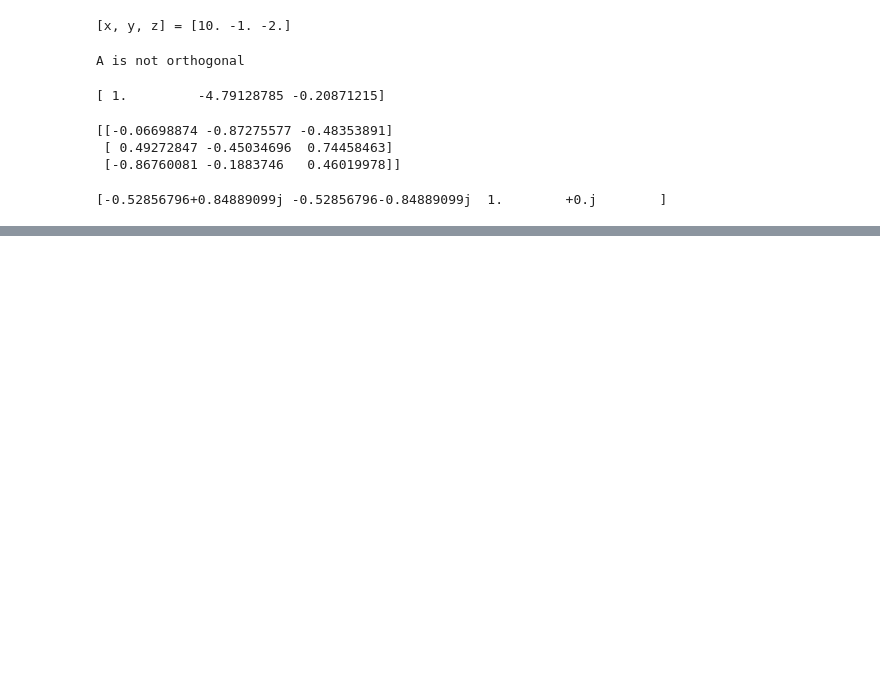
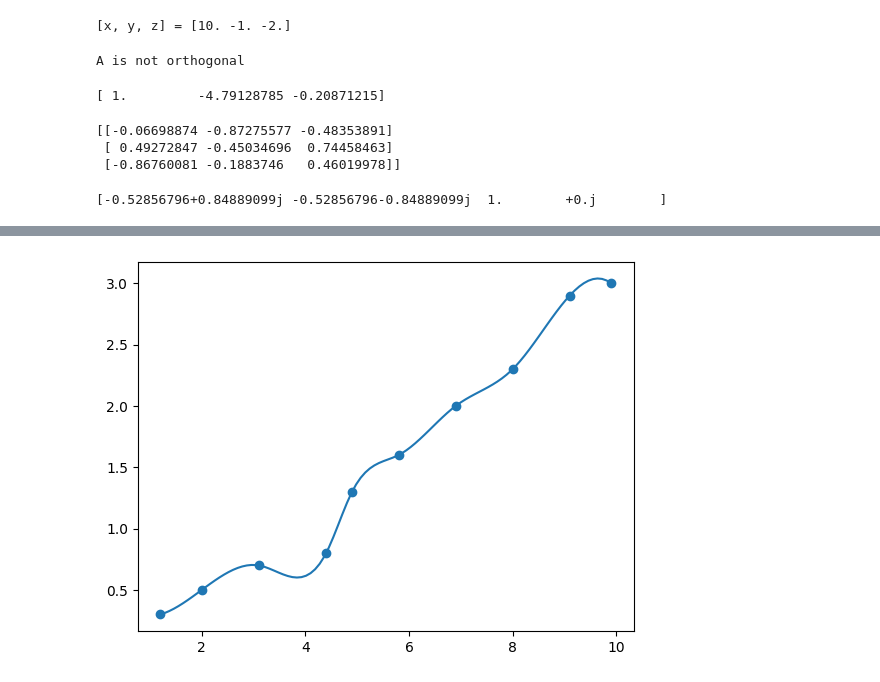
Before and after one commit to avalperezRUG/PROGNUM-repo, a Jupyter notebook: Task7/sq_s6217338_week7.ipynb, the cells around one changed output, grey strips where cells are left out. Saved outputs shown, nothing was run; the diff lists cells and outputs as text; code cells hidden in the pictures; blank space fills up the shorter version.

```diff
--- a/Task7/sq_s6217338_week7.ipynb
+++ b/Task7/sq_s6217338_week7.ipynb
@@ -100,0 +131,14 @@ plt.show()
+# %%
+# Q 7.6
+x = np.array([1.2, 2.0, 3.1, 4.4, 4.9, 5.8, 6.9, 8.0, 9.1, 9.9])
+y = np.array([0.3, 0.5, 0.7, 0.8, 1.3, 1.6, 2.0, 2.3, 2.9, 3.0])
+f = ip.interp1d(x, y, kind='cubic')
+
+newx = np.linspace(x.min(), x.max(), 100)
+
+fig, ax = plt.subplots()
+ax.scatter(x, y)
+ax.plot(newx, f(newx))
+plt.show()
+# %% [output]
+[figure, added]
```
Also changed, not shown: parts of 9 cells of this notebook.
